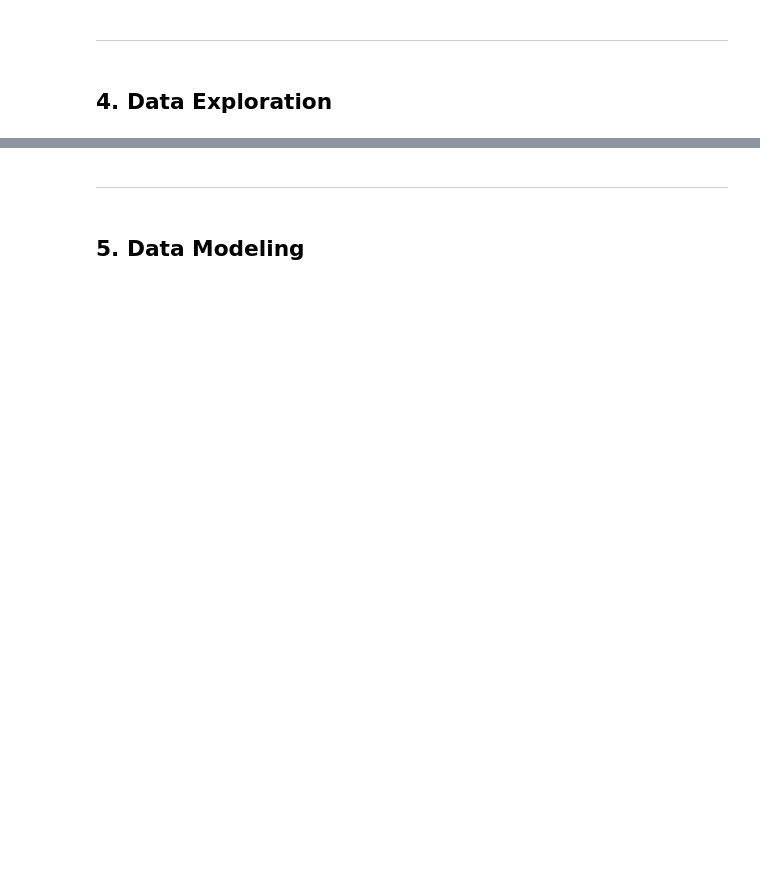
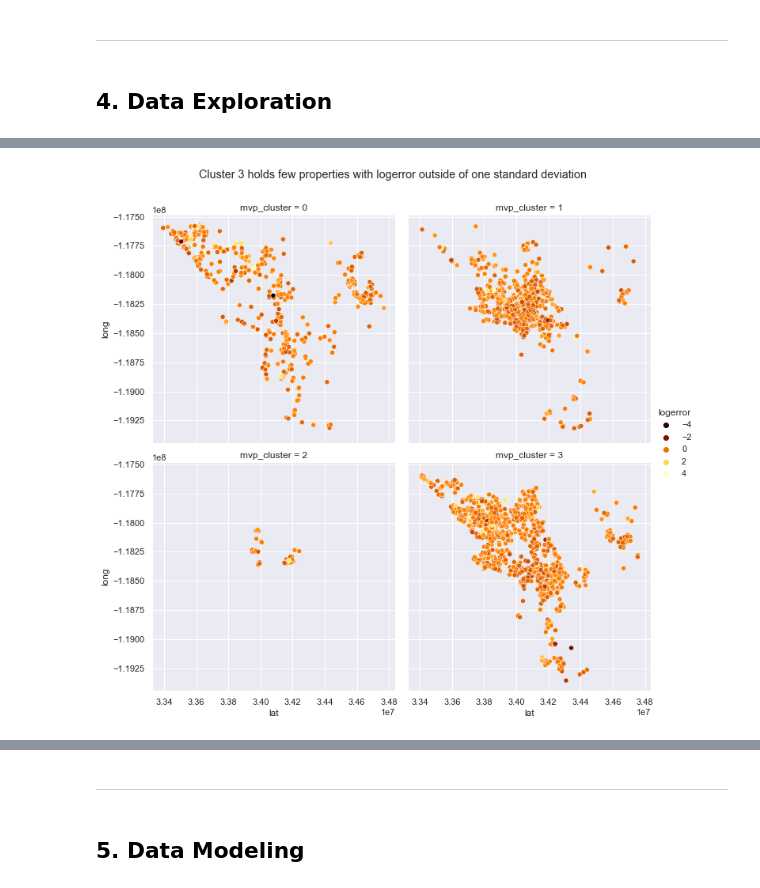
Before and after one commit to zillow-cluster-project/zillow-cluster-repo, a Jupyter notebook: final_report.ipynb, the cells around one changed output, grey strips where cells are left out. Cells and saved outputs as stored; diff of their text form; code cells hidden in the pictures; blank space fills up the shorter version.

```diff
--- a/final_report.ipynb
+++ b/final_report.ipynb
@@ -119,0 +197,4 @@ In this step, I called my acquire_zillow function from wrangle.py. This function
+# %%
+explore.get_q3_vis(train)
+# %% [output]
+[figure, added]
```
Also changed, not shown: parts of 40 cells of this notebook, 2 other files.
